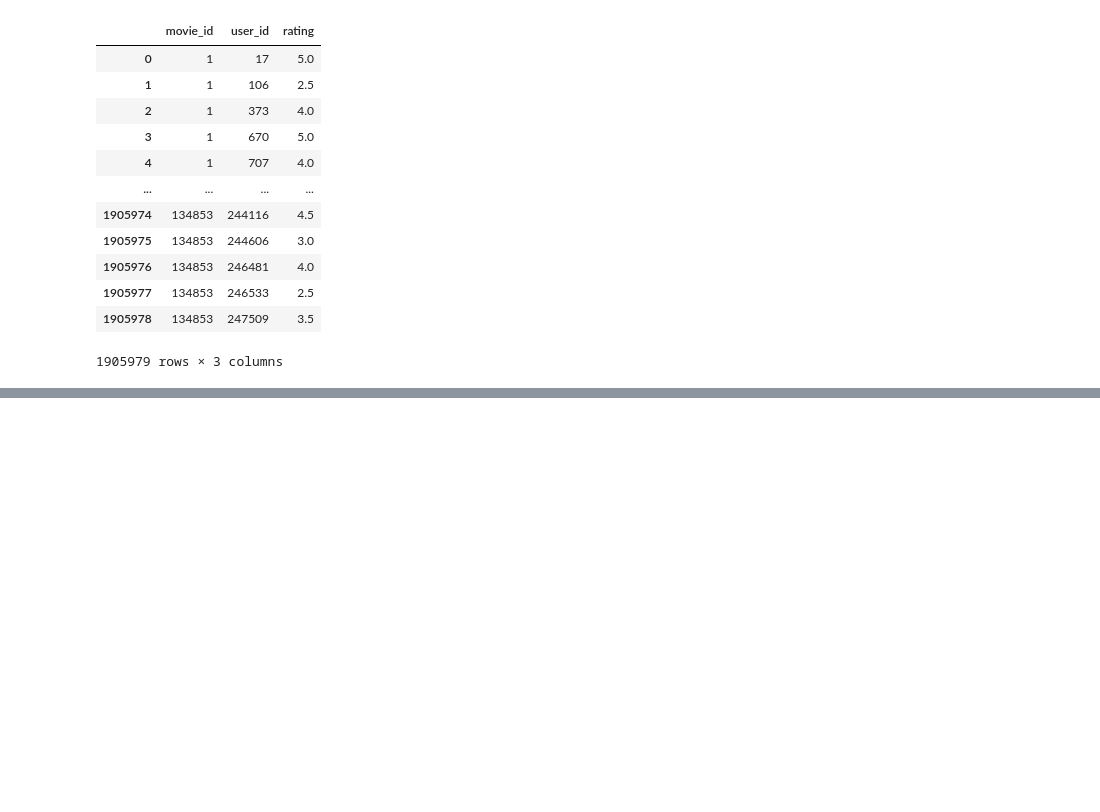
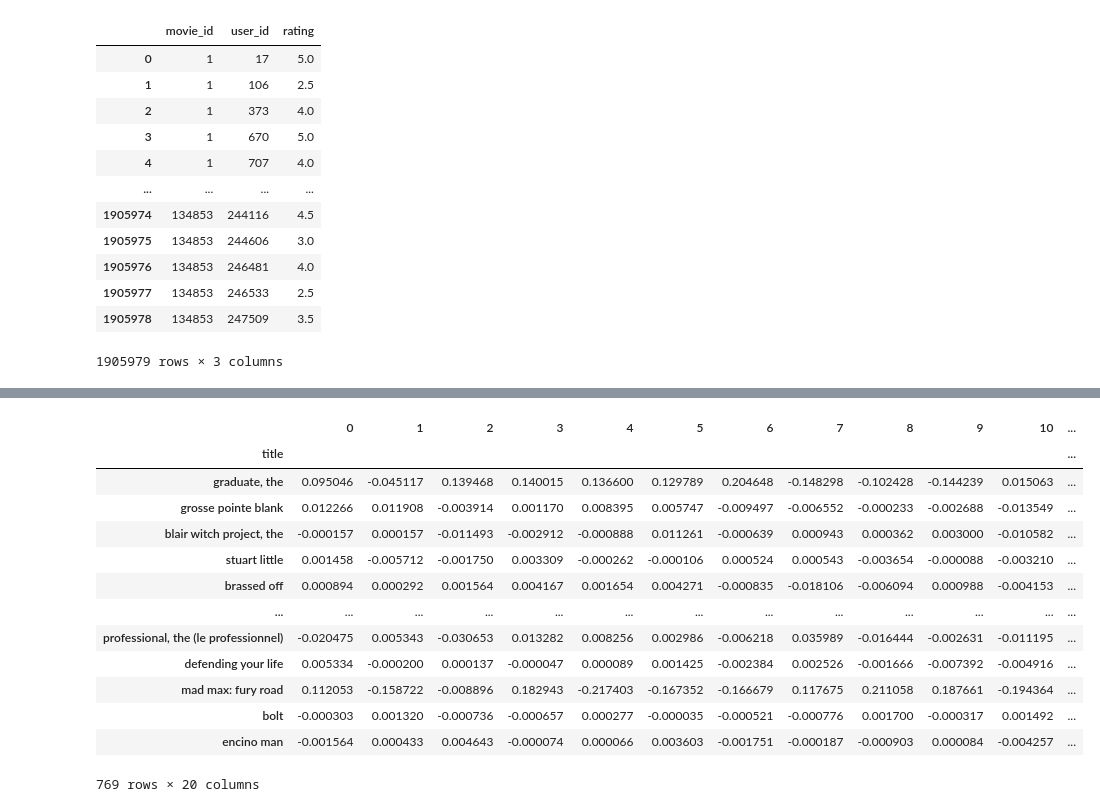
Before and after one commit to olimpia1/sb_boot_camp_ds, a Jupyter notebook: recommendationEngine/Recommendation Engine.ipynb, the cells around one changed output, grey strips where cells are left out. Saved outputs shown, nothing was run; the diff lists cells and outputs as text; code cells hidden in the pictures; blank space fills up the shorter version.

```diff
--- a/recommendationEngine/Recommendation Engine.ipynb
+++ b/recommendationEngine/Recommendation Engine.ipynb
@@ -1015,0 +1134,3 @@ df.merge(mu, left_on='movie_id', right_index=True)
+# %%
+df['y_pred'] = recommender.predict([u_id, m_id])
+df
@@ -1015,0 +1198,3 @@ df.merge(mu, left_on='movie_id', right_index=True)
+# %%
+movie_vectors = recommender.layers[3].get_weights()[0]
+movie_vectors
@@ -1015,0 +1215,24 @@ df.merge(mu, left_on='movie_id', right_index=True)
+# %%
+movie_vectors = pd.DataFrame(movie_vectors, index=df['m_id'].unique())
+movie_vectors = movie_vectors.merge(df[['m_id', 'movie_id']].drop_duplicates(), left_index=True, right_on='m_id') \
+.set_index('movie_id') \
+.drop(columns=['m_id']) \
+.join(dfMovies['title']) \
+.set_index('title')
+
+movie_vectors
+# %% [output]
+|  | 0 | 1 | 2 | 3 | 4 | 5 | 6 | 7 | 8 | 9 | 10 | ... |
+| title |  |  |  |  |  |  |  |  |  |  |  | ... |
+| graduate, the | 0.095046 | -0.045117 | 0.139468 | 0.140015 | 0.136600 | 0.129789 | 0.204648 | -0.148298 | -0.102428 | -0.144239 | 0.015063 | ... |
+| grosse pointe blank | 0.012266 | 0.011908 | -0.003914 | 0.001170 | 0.008395 | 0.005747 | -0.009497 | -0.006552 | -0.000233 | -0.002688 | -0.013549 | ... |
+| blair witch project, the | -0.000157 | 0.000157 | -0.011493 | -0.002912 | -0.000888 | 0.011261 | -0.000639 | 0.000943 | 0.000362 | 0.003000 | -0.010582 | ... |
+| stuart little | 0.001458 | -0.005712 | -0.001750 | 0.003309 | -0.000262 | -0.000106 | 0.000524 | 0.000543 | -0.003654 | -0.000088 | -0.003210 | ... |
+| brassed off | 0.000894 | 0.000292 | 0.001564 | 0.004167 | 0.001654 | 0.004271 | -0.000835 | -0.018106 | -0.006094 | 0.000988 | -0.004153 | ... |
+| ... | ... | ... | ... | ... | ... | ... | ... | ... | ... | ... | ... | ... |
+| professional, the (le professionnel) | -0.020475 | 0.005343 | -0.030653 | 0.013282 | 0.008256 | 0.002986 | -0.006218 | 0.035989 | -0.016444 | -0.002631 | -0.011195 | ... |
+| defending your life | 0.005334 | -0.000200 | 0.000137 | -0.000047 | 0.000089 | 0.001425 | -0.002384 | 0.002526 | -0.001666 | -0.007392 | -0.004916 | ... |
+| mad max: fury road | 0.112053 | -0.158722 | -0.008896 | 0.182943 | -0.217403 | -0.167352 | -0.166679 | 0.117675 | 0.211058 | 0.187661 | -0.194364 | ... |
+| bolt | -0.000303 | 0.001320 | -0.000736 | -0.000657 | 0.000277 | -0.000035 | -0.000521 | -0.000776 | 0.001700 | -0.000317 | 0.001492 | ... |
+| encino man | -0.001564 | 0.000433 | 0.004643 | -0.000074 | 0.000066 | 0.003603 | -0.001751 | -0.000187 | -0.000903 | 0.000084 | -0.004257 | ... |
+769 rows × 20 columns
```
Also changed, not shown: parts of 11 cells of this notebook.
